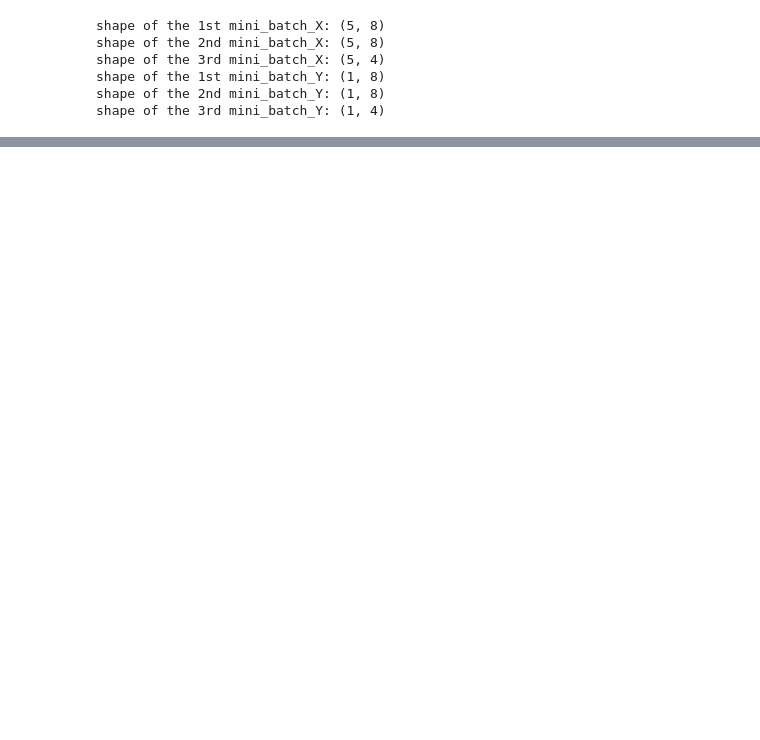
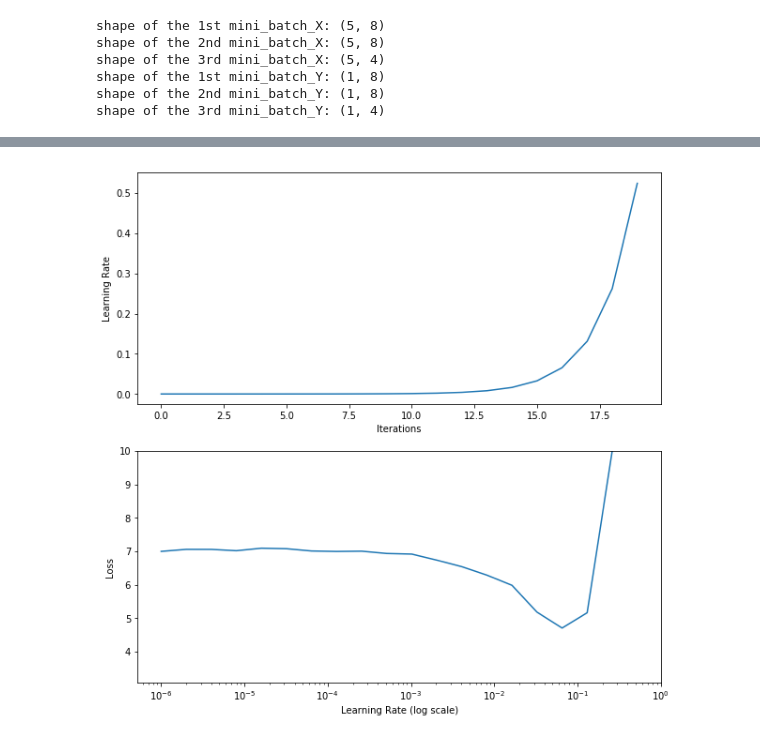
Before and after one commit to KKC28/NeuralNets-from-scratch, a Jupyter notebook: MNIST Digit Recognition/MNIST Digit Classification.ipynb, the cells around one changed output, grey strips where cells are left out. Drawn from its saved outputs; the diff is of its cells as text; code cells hidden in the pictures; blank space fills up the shorter version.

```diff
--- a/MNIST Digit Recognition/MNIST Digit Classification.ipynb
+++ b/MNIST Digit Recognition/MNIST Digit Classification.ipynb
@@ -215,4 +238,44 @@ def model(X,Y,layer_dims,alpha=0.01,batch_size=128,num_epochs=1000
         plt.show()
 
     return params
+# %%
+# Function to find the learning rate suitable for the problem
+def lrFinder(X,Y,layer_dims,batch_size=256,num_epochs=3):
+
+    hist_cost = [[] for _ in range(num_epochs)]
+    hist_lr = [[] for _ in range(num_epochs)]
+
+    for i in range(num_epochs):
+        params = params_init(layer_dims)
+        v,s = init_for_adam(params)
+        t = 0
+        lr_list = lrList()
+        minibatches = random_mini_batches(X,Y,batch_size)
+        for mini_b in minibatches:
+            (mini_x,mini_y) = mini_b
+            if(t == len(lr_list)):
+                break
+            lr = lr_list[t]
+            AL,caches = forward_prop(mini_x,params)
+            AL = np.clip(AL,a_min=1e-10,a_max=None)
+            cost = costFunction(AL,mini_y)
+            hist_cost[i].append(cost)
+            grads = backprop(AL,mini_y,caches,params)
+            t += 1
+            params,v,s = update_parameters_with_adam(params,grads,v,s,t,lr)
+
+    temp = np.array(hist_cost)
+    h_cost = np.sum(temp,axis=0)
+
+    #print (lr_list)
+    plt.figure(figsize=(10,10))
+    plt.subplot(2,1,1)
+    plt.plot(lr_list)
+    plt.ylabel("Learning Rate")
+    plt.xlabel("Iterations")
+    plt.subplot(2,1,2)
+    plt.semilogx(lr_list,h_cost)
+    plt.xlabel("Learning Rate (log scale)")
+    plt.ylabel("Loss")
+    plt.ylim(ymax=10)
 # %%
@@ -233,0 +302,5 @@ layer_dims = [X.shape[0],30,20,Y_hot.shape[0]]
+# %%
+# Implementing lrFinder to find the appropriate learning rate
+lrFinder(Xnorm,Y_hot,layer_dims)
+# %% [output]
+[figure, added]
```
Also changed, not shown: parts of 30 cells of this notebook, 3 other files.
